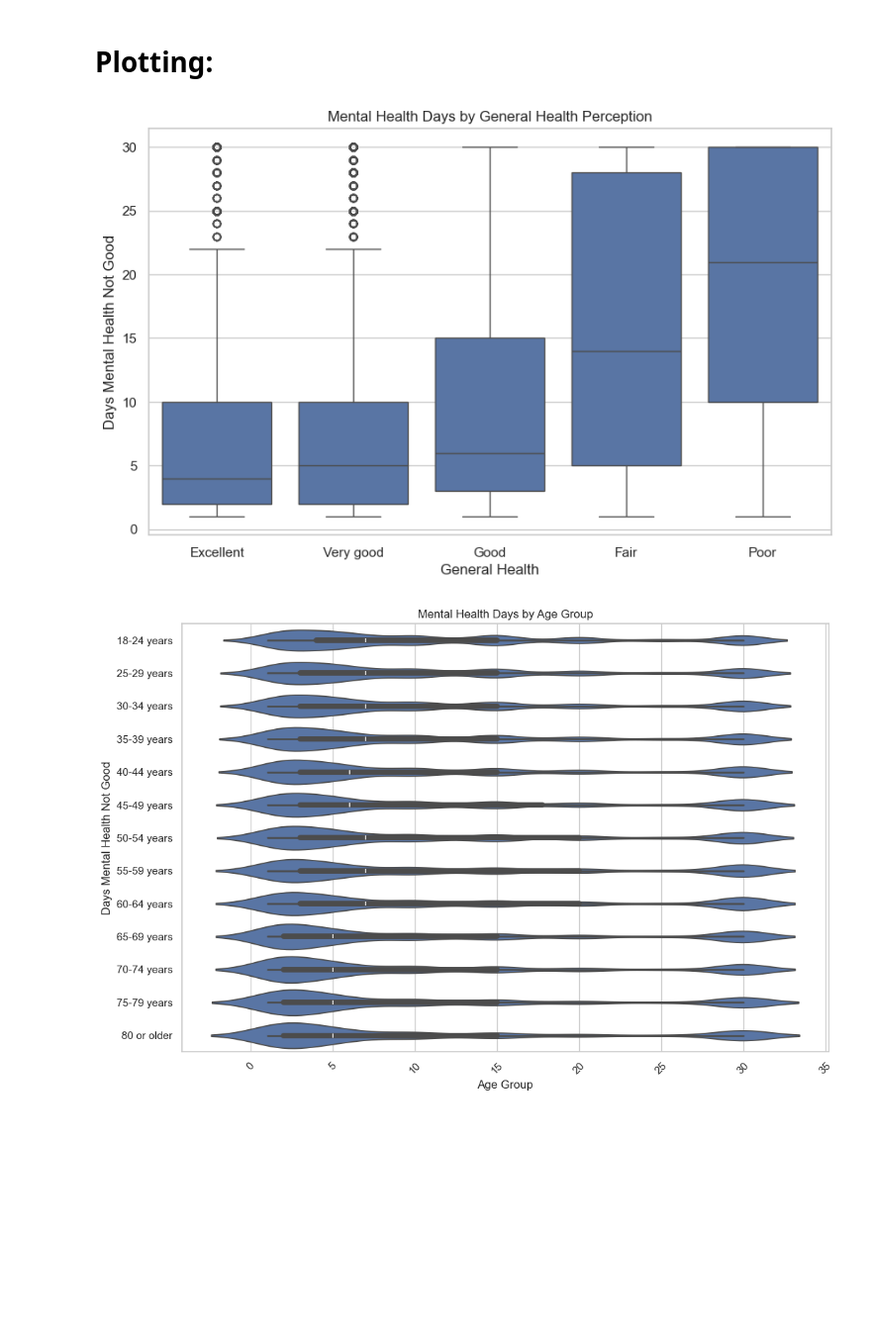
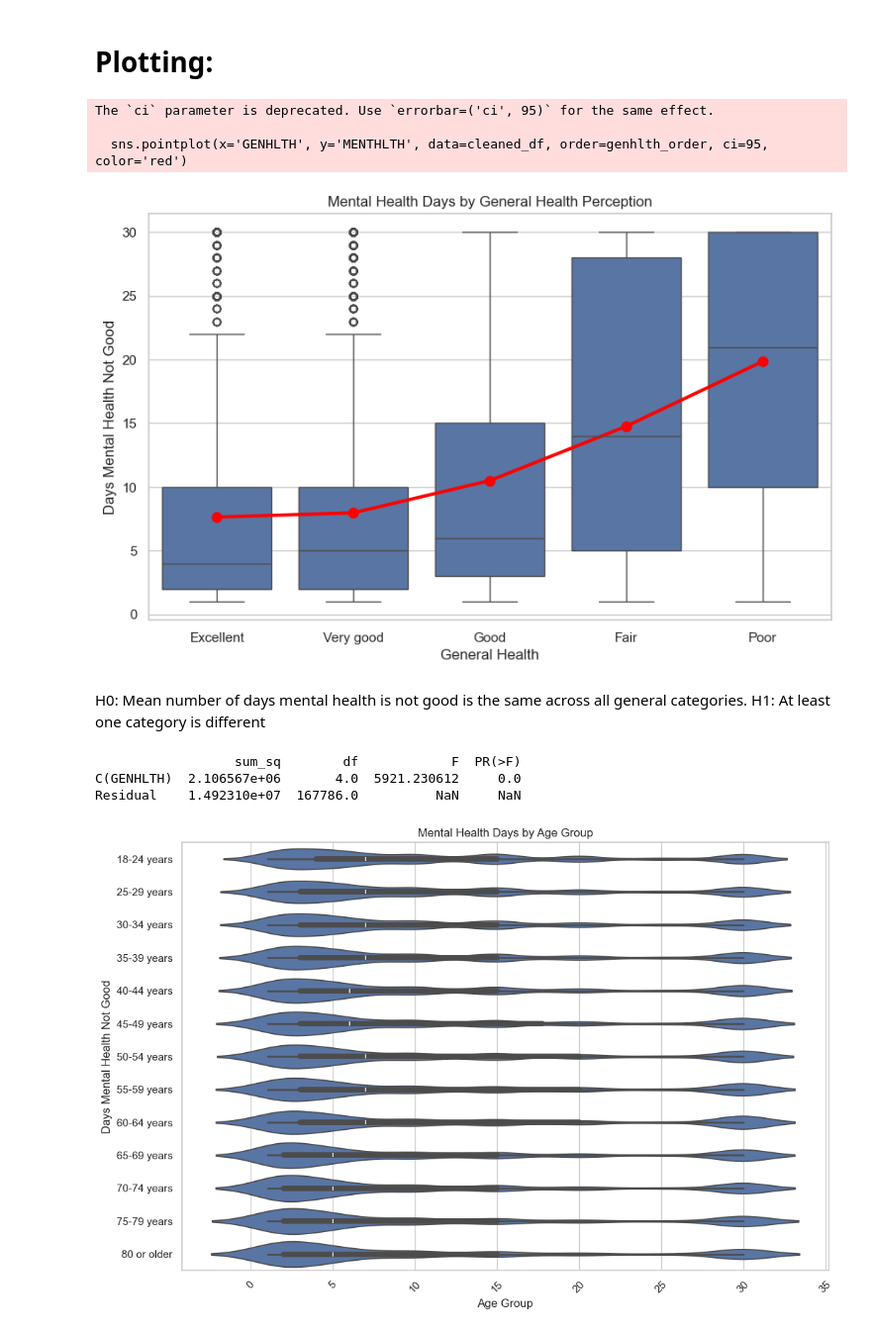
Before and after one commit to cs418-fa24/project-check-in-team-10, a Jupyter notebook: data_analysis.ipynb, the cells around one changed output. Shown at 99% size. Drawn from its saved outputs; the diff is of its cells as text; code cells hidden in the pictures; blank space fills up the shorter version.

Commit message:
Mental Health Hypothesis

```diff
--- a/data_analysis.ipynb
+++ b/data_analysis.ipynb
@@ -287,17 +287,36 @@ cleaned_df['_AGEG5YR'] = pd.Categorical(cleaned_df['_AGEG5YR'], categories=age_o
 # %%
 sns.set(style="whitegrid")
 
 # Order of general health categories for better interpretation
 genhlth_order = ['Excellent', 'Very good', 'Good', 'Fair', 'Poor']
 
 plt.figure(figsize=(10, 6))
 sns.boxplot(x='GENHLTH', y='MENTHLTH', data=cleaned_df, order=genhlth_order)
+sns.pointplot(x='GENHLTH', y='MENTHLTH', data=cleaned_df, order=genhlth_order, ci=95, color='red')
 plt.title('Mental Health Days by General Health Perception')
 plt.xlabel('General Health')
 plt.ylabel('Days Mental Health Not Good')
 plt.show()
 # %% [output]
+The `ci` parameter is deprecated. Use `errorbar=('ci', 95)` for the same effect.
+
+  sns.pointplot(x='GENHLTH', y='MENTHLTH', data=cleaned_df, order=genhlth_order, ci=95, color='red')
-[figure, old version]
+[figure, new version]
+# %% [markdown]
+H0:  Mean number of days mental health is not good is the same across all general categories.
+H1: At least one category is different
+# %%
+import statsmodels.api as sm
+from statsmodels.formula.api import ols
+
+model = ols('MENTHLTH ~ C(GENHLTH)', data=cleaned_df).fit()
+
+anova_table = sm.stats.anova_lm(model, typ=2)
+print(anova_table)
+# %% [output]
+                  sum_sq        df            F  PR(>F)
+C(GENHLTH)  2.106567e+06       4.0  5921.230612     0.0
+Residual    1.492310e+07  167786.0          NaN     NaN
 # %%
 age_order = ['18-24 years', '25-29 years', '30-34 years', '35-39 years', '40-44 years',
              '45-49 years', '50-54 years', '55-59 years', '60-64 years', '65-69 years',
```
Also changed, not shown: parts of 1 cell of this notebook.
